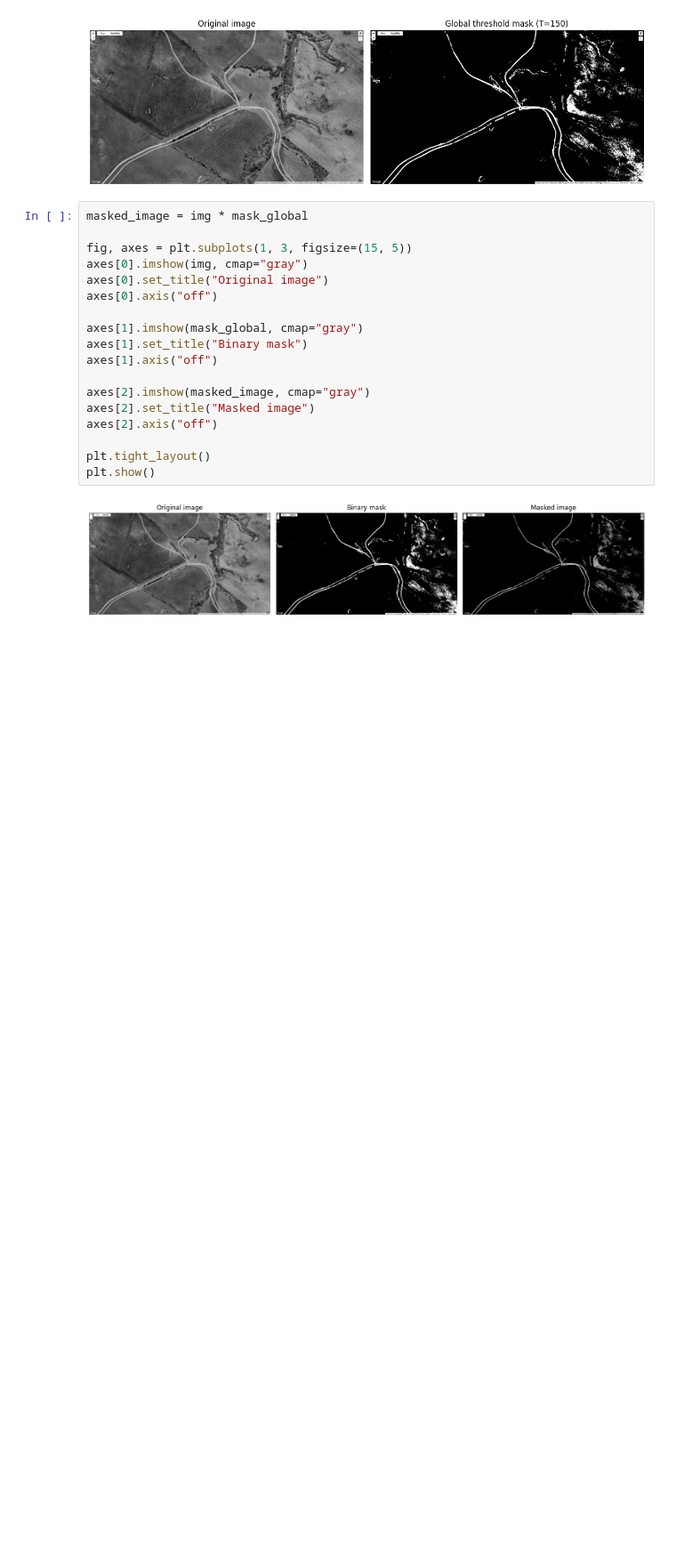
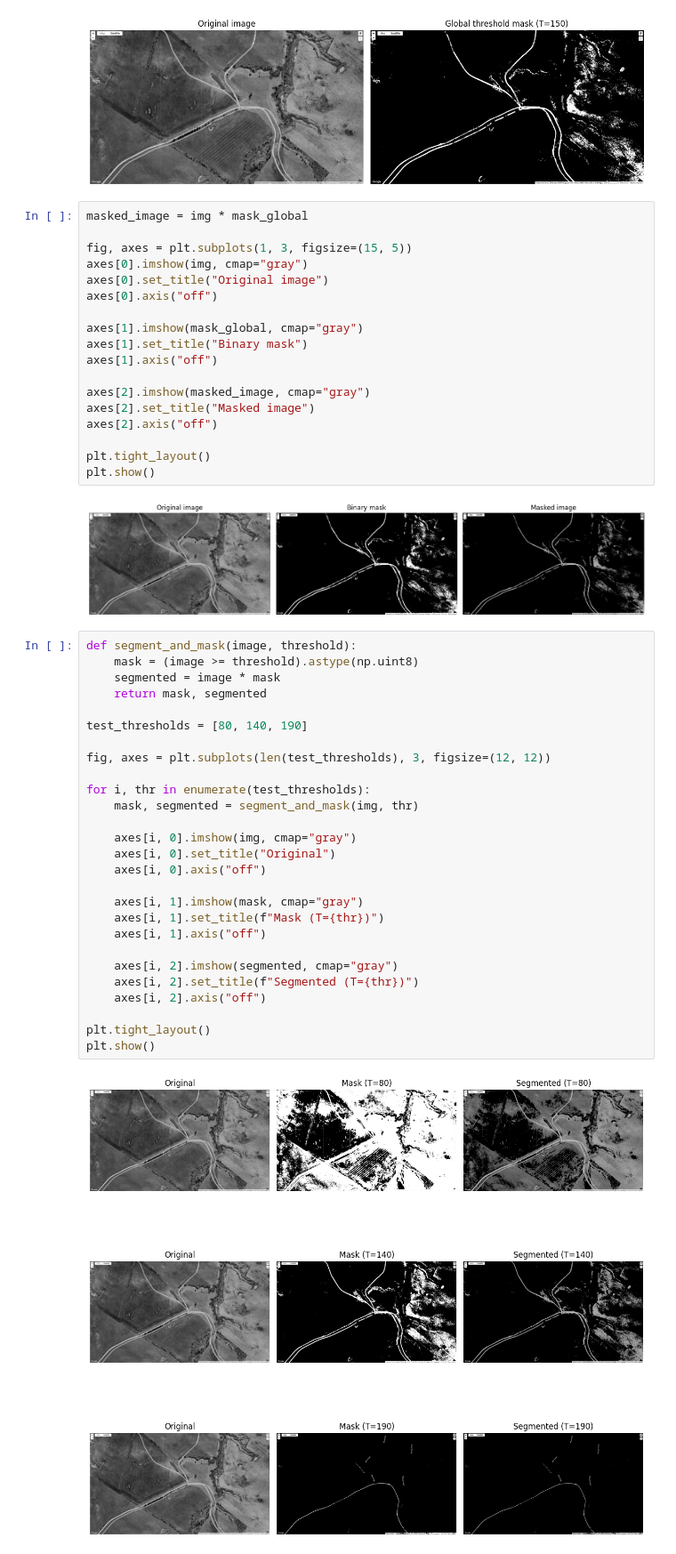
Before and after one commit to ayzrixsiev/Deep-Image-Processing-Lab, a Jupyter notebook: CAU | Week 10/Lab-1.ipynb, the cells around one changed output. Shown at 89% size. Saved outputs shown, nothing was run; the diff lists cells and outputs as text; blank space fills up the shorter version.

```diff
--- a/CAU | Week 10/Lab-1.ipynb
+++ b/CAU | Week 10/Lab-1.ipynb
@@ -69,3 +69,32 @@ plt.tight_layout()
 plt.show()
 # %% [output]
 [figure]
+# %%
+def segment_and_mask(image, threshold):
+    mask = (image >= threshold).astype(np.uint8)
+    segmented = image * mask
+    return mask, segmented
+
+test_thresholds = [80, 140, 190]
+
+fig, axes = plt.subplots(len(test_thresholds), 3, figsize=(12, 12))
+
+for i, thr in enumerate(test_thresholds):
+    mask, segmented = segment_and_mask(img, thr)
+
+    axes[i, 0].imshow(img, cmap="gray")
+    axes[i, 0].set_title("Original")
+    axes[i, 0].axis("off")
+
+    axes[i, 1].imshow(mask, cmap="gray")
+    axes[i, 1].set_title(f"Mask (T={thr})")
+    axes[i, 1].axis("off")
+
+    axes[i, 2].imshow(segmented, cmap="gray")
+    axes[i, 2].set_title(f"Segmented (T={thr})")
+    axes[i, 2].axis("off")
+
+plt.tight_layout()
+plt.show()
+# %% [output]
+[figure, added]
```
Also changed, not shown: parts of 4 cells of this notebook.
